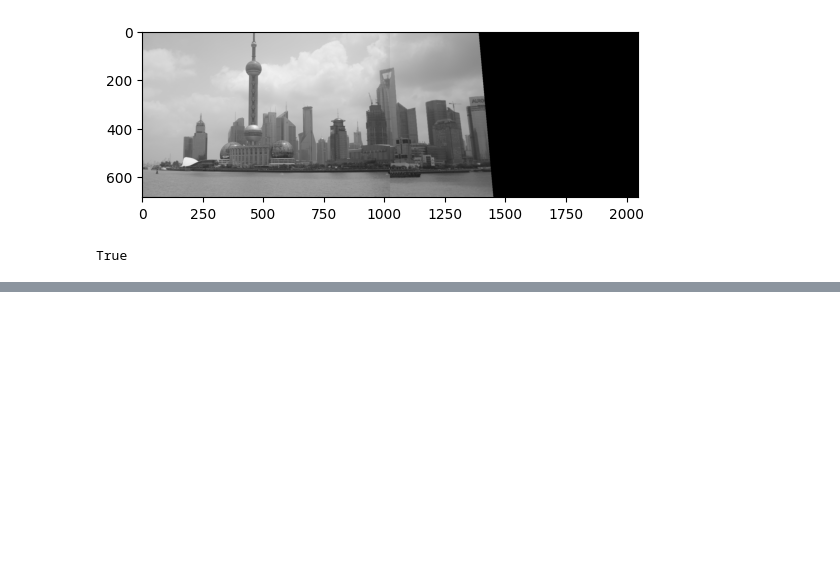
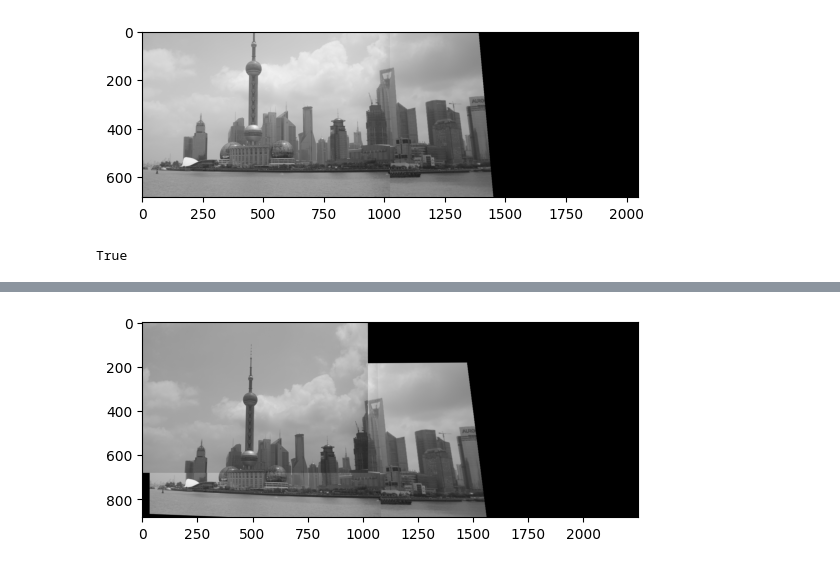
Before and after one commit to MohamedFarid612/Image-Mosaic-Using-homography, a Jupyter notebook: main.ipynb, the cells around one changed output, grey strips where cells are left out. Drawn from its saved outputs; the diff is of its cells as text; code cells hidden in the pictures; blank space fills up the shorter version.

```diff
--- a/main.ipynb
+++ b/main.ipynb
@@ -341,0 +435,6 @@ plt.show()
+# %%
+warped_img2[0:img4.shape[0], 0:img4.shape[1]] = img4
+plt.imshow(warped_img2)
+plt.show()
+# %% [output]
+[figure, added]
```
Also changed, not shown: parts of 7 cells of this notebook, 1 other file.
